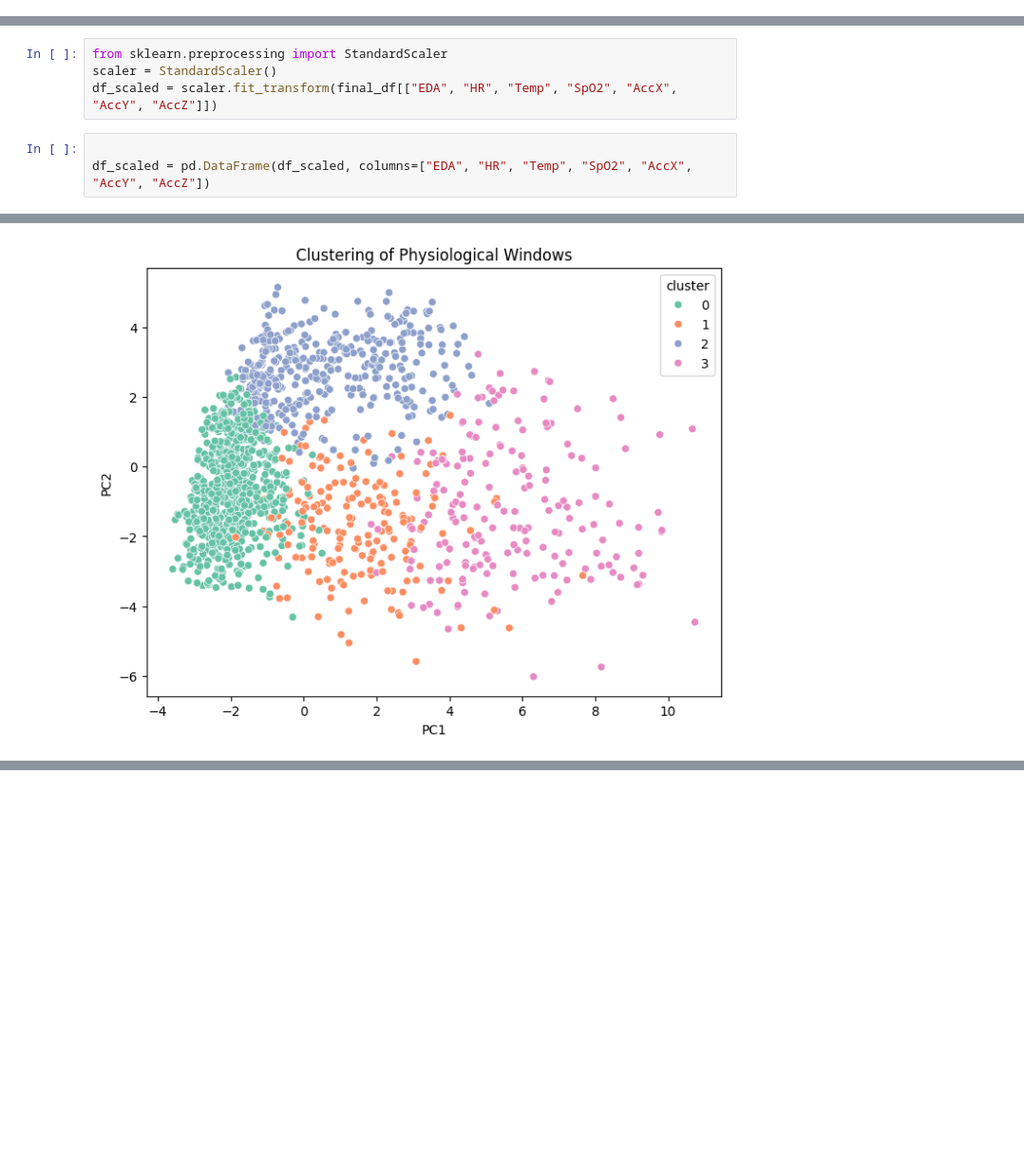
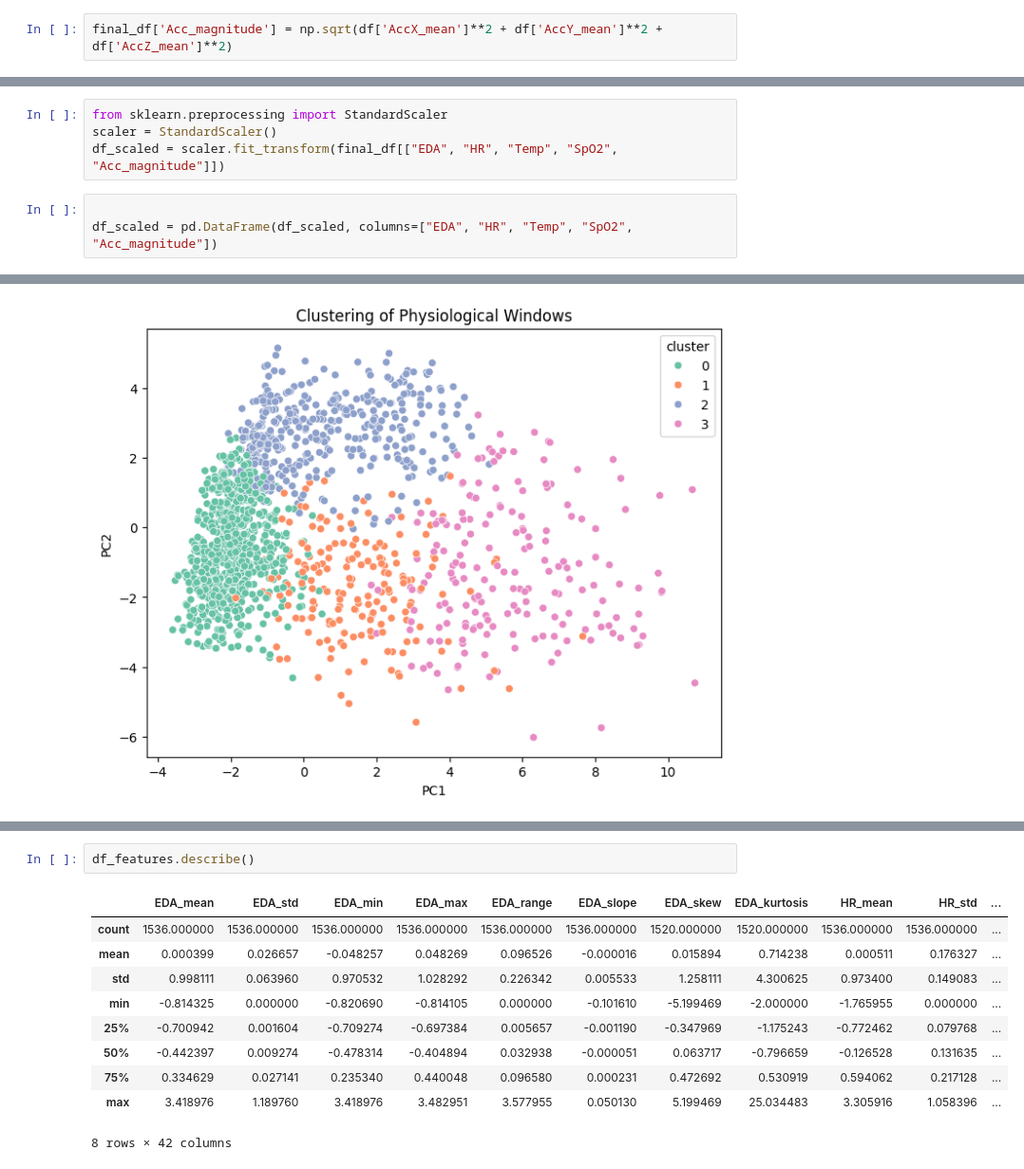
Before and after one commit to sudeepti25/Neurological_state-pridiction, a Jupyter notebook: Project.ipynb, the cells around one changed output, grey strips where cells are left out. Shown at 95% size. Saved outputs shown, nothing was run; the diff lists cells and outputs as text; blank space fills up the shorter version.

```diff
--- a/Project.ipynb
+++ b/Project.ipynb
@@ -203,3 +205,5 @@ Data columns (total 9 columns):
  8   Gender   46109 non-null  int64
 dtypes: float64(7), int64(2)
 memory usage: 3.2 MB
+# %%
+final_df['Acc_magnitude'] = np.sqrt(df['AccX_mean']**2 + df['AccY_mean']**2 + df['AccZ_mean']**2)
@@ -206,10 +230,10 @@ memory usage: 3.2 MB
 # %%
 from sklearn.preprocessing import StandardScaler
 scaler = StandardScaler()
-df_scaled = scaler.fit_transform(final_df[["EDA", "HR", "Temp", "SpO2", "AccX", "AccY", "AccZ"]])
+df_scaled = scaler.fit_transform(final_df[["EDA", "HR", "Temp", "SpO2", "Acc_magnitude"]])
 # %%
 
-df_scaled = pd.DataFrame(df_scaled, columns=["EDA", "HR", "Temp", "SpO2", "AccX", "AccY", "AccZ"])
+df_scaled = pd.DataFrame(df_scaled, columns=["EDA", "HR", "Temp", "SpO2", "Acc_magnitude"])
 # %%
 print(df_scaled.head())
 
@@ -342,0 +415,13 @@ df_features.groupby('cluster').mean()
+# %%
+df_features.describe()
+# %% [output]
+|  | EDA_mean | EDA_std | EDA_min | EDA_max | EDA_range | EDA_slope | EDA_skew | EDA_kurtosis | HR_mean | HR_std | ... |
+| count | 1536.000000 | 1536.000000 | 1536.000000 | 1536.000000 | 1536.000000 | 1536.000000 | 1520.000000 | 1520.000000 | 1536.000000 | 1536.000000 | ... |
+| mean | 0.000399 | 0.026657 | -0.048257 | 0.048269 | 0.096526 | -0.000016 | 0.015894 | 0.714238 | 0.000511 | 0.176327 | ... |
+| std | 0.998111 | 0.063960 | 0.970532 | 1.028292 | 0.226342 | 0.005533 | 1.258111 | 4.300625 | 0.973400 | 0.149083 | ... |
+| min | -0.814325 | 0.000000 | -0.820690 | -0.814105 | 0.000000 | -0.101610 | -5.199469 | -2.000000 | -1.765955 | 0.000000 | ... |
+| 25% | -0.700942 | 0.001604 | -0.709274 | -0.697384 | 0.005657 | -0.001190 | -0.347969 | -1.175243 | -0.772462 | 0.079768 | ... |
+| 50% | -0.442397 | 0.009274 | -0.478314 | -0.404894 | 0.032938 | -0.000051 | 0.063717 | -0.796659 | -0.126528 | 0.131635 | ... |
+| 75% | 0.334629 | 0.027141 | 0.235340 | 0.440048 | 0.096580 | 0.000231 | 0.472692 | 0.530919 | 0.594062 | 0.217128 | ... |
+| max | 3.418976 | 1.189760 | 3.418976 | 3.482951 | 3.577955 | 0.050130 | 5.199469 | 25.034483 | 3.305916 | 1.058396 | ... |
+8 rows × 42 columns
```
Also changed, not shown: parts of 10 cells of this notebook, 1 other file.
